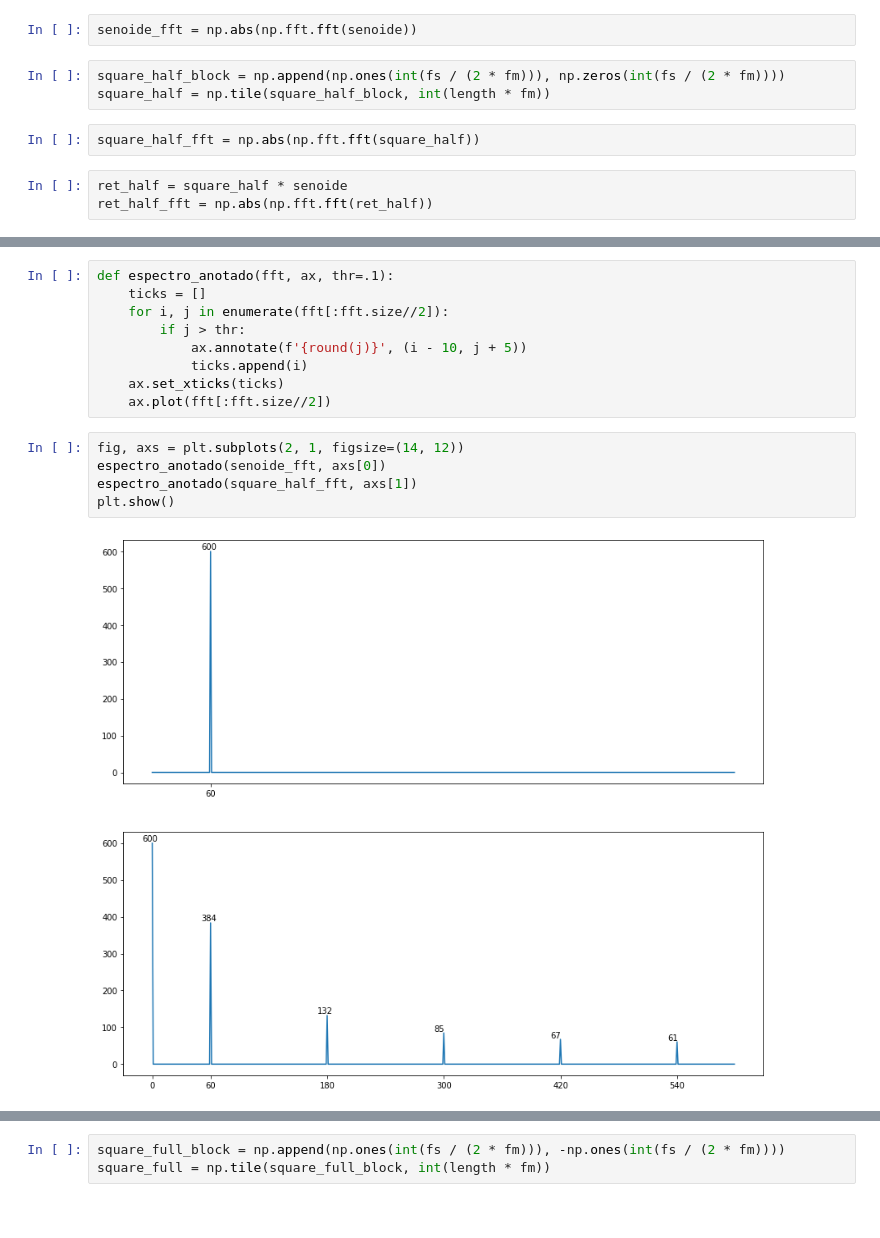
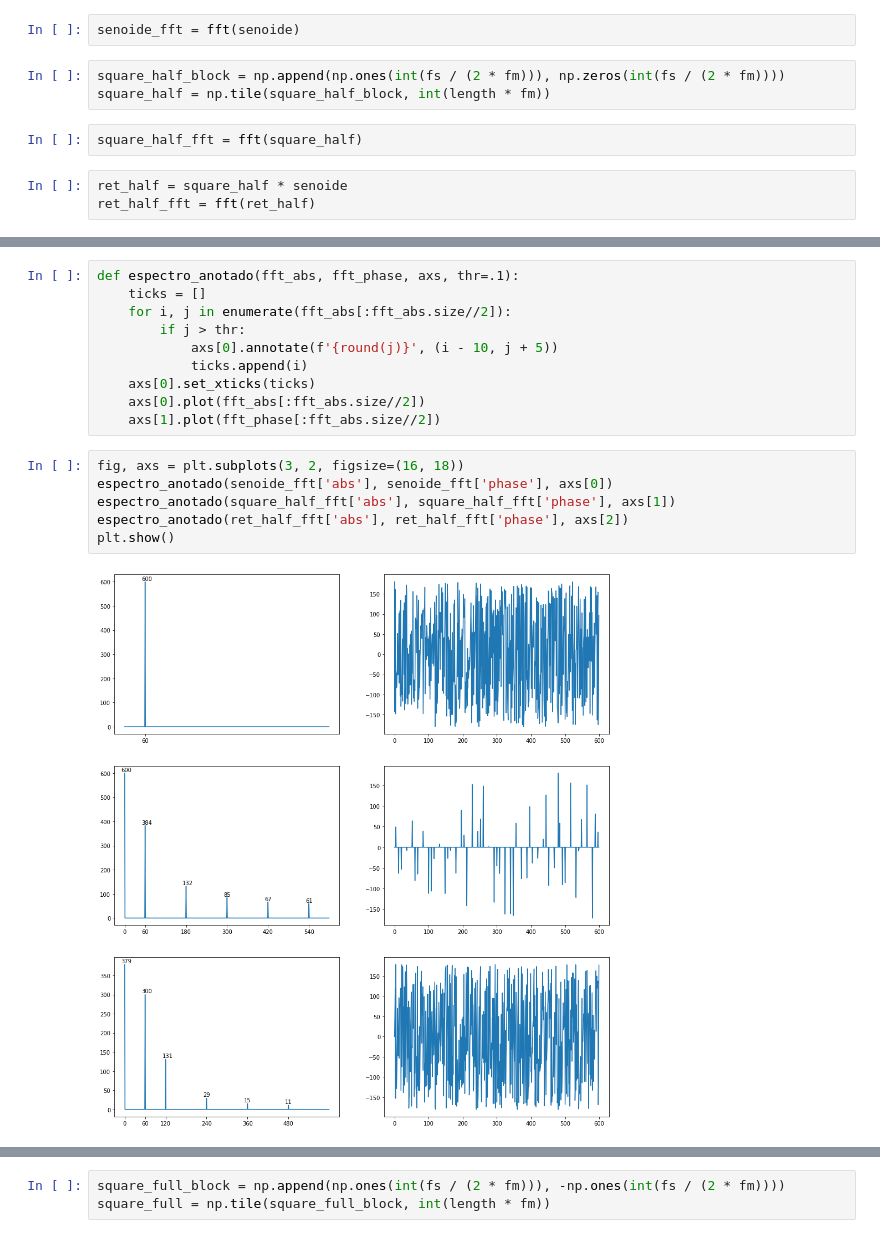
Before and after one commit to gnsoares/UNICAMP_EA619_SystemsAnalysis, a Jupyter notebook: exp3/Harmonicas_Exploracao.ipynb, the cells around one changed output, grey strips where cells are left out. Saved outputs shown, nothing was run; the diff lists cells and outputs as text.

```diff
--- a/exp3/Harmonicas_Exploracao.ipynb
+++ b/exp3/Harmonicas_Exploracao.ipynb
@@ -32,10 +38,10 @@ senoide = np.sin(2 * np.pi * t * fm)
 # %%
-senoide_fft = np.abs(np.fft.fft(senoide))
+senoide_fft = fft(senoide)
 # %%
 square_half_block = np.append(np.ones(int(fs / (2 * fm))), np.zeros(int(fs / (2 * fm))))
 square_half = np.tile(square_half_block, int(length * fm))
 # %%
-square_half_fft = np.abs(np.fft.fft(square_half))
+square_half_fft = fft(square_half)
 # %%
 ret_half = square_half * senoide
-ret_half_fft = np.abs(np.fft.fft(ret_half))
+ret_half_fft = fft(ret_half)
@@ -47,16 +56,18 @@ plt.plot(ret_half[:3*N])
 # %%
-def espectro_anotado(fft, ax, thr=.1):
+def espectro_anotado(fft_abs, fft_phase, axs, thr=.1):
     ticks = []
-    for i, j in enumerate(fft[:fft.size//2]):
+    for i, j in enumerate(fft_abs[:fft_abs.size//2]):
         if j > thr:
-            ax.annotate(f'{round(j)}', (i - 10, j + 5))
+            axs[0].annotate(f'{round(j)}', (i - 10, j + 5))
             ticks.append(i)
-    ax.set_xticks(ticks)
-    ax.plot(fft[:fft.size//2])
+    axs[0].set_xticks(ticks)
+    axs[0].plot(fft_abs[:fft_abs.size//2])
+    axs[1].plot(fft_phase[:fft_abs.size//2])
 # %%
-fig, axs = plt.subplots(2, 1, figsize=(14, 12))
-espectro_anotado(senoide_fft, axs[0])
-espectro_anotado(square_half_fft, axs[1])
+fig, axs = plt.subplots(3, 2, figsize=(16, 18))
+espectro_anotado(senoide_fft['abs'], senoide_fft['phase'], axs[0])
+espectro_anotado(square_half_fft['abs'], square_half_fft['phase'], axs[1])
+espectro_anotado(ret_half_fft['abs'], ret_half_fft['phase'], axs[2])
 plt.show()
 # %% [output]
-[figure, old version]
+[figure, new version]
```
Also changed, not shown: parts of 24 cells of this notebook, 1 other file.
